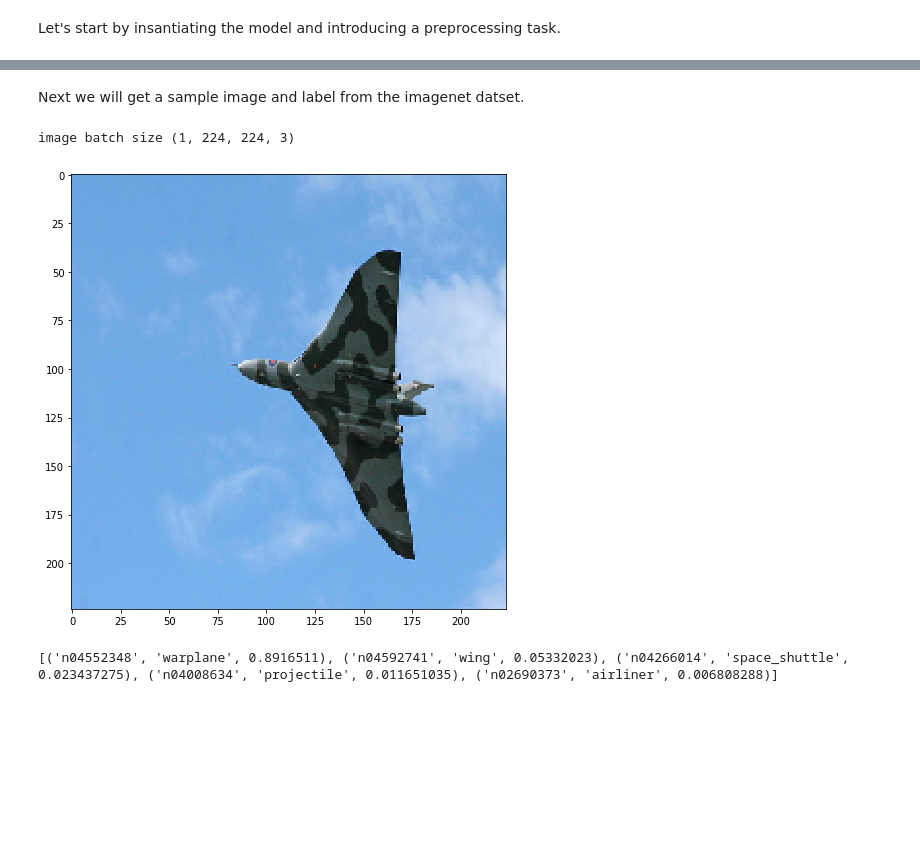
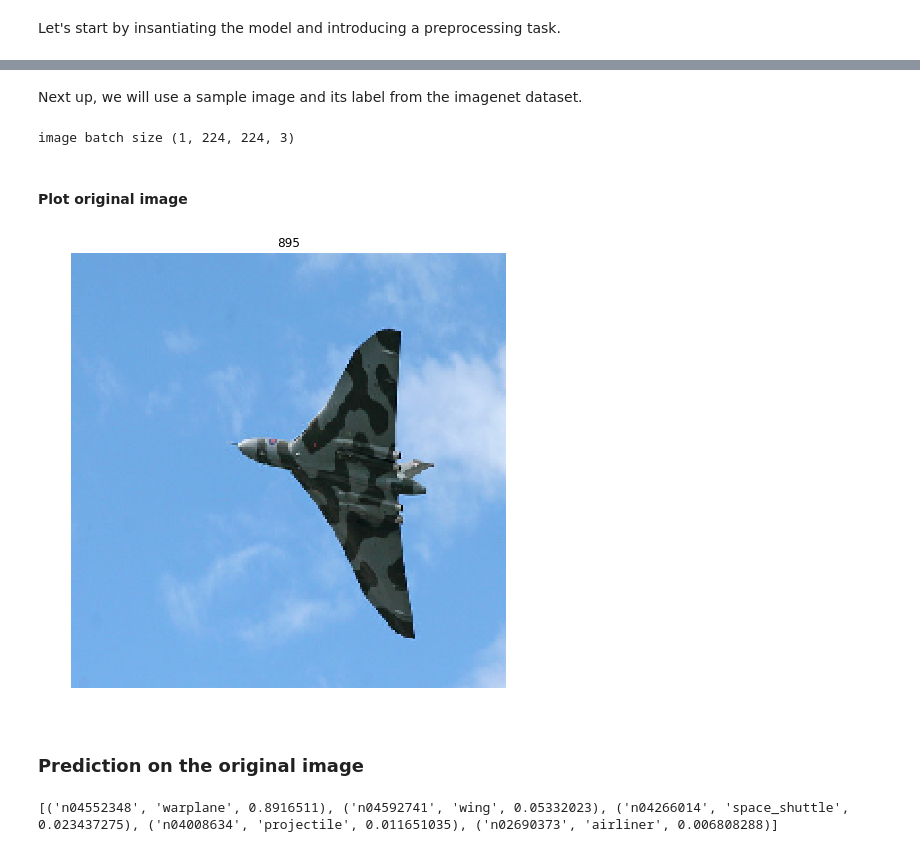
Before and after one commit to adbedada/adversarial_attack, a Jupyter notebook: notebooks/fgsm_adversarial_attack.ipynb, the cells around one changed output, grey strips where cells are left out. Saved outputs shown, nothing was run; the diff lists cells and outputs as text; code cells hidden in the pictures; blank space fills up the shorter version.

```diff
--- a/notebooks/fgsm_adversarial_attack.ipynb
+++ b/notebooks/fgsm_adversarial_attack.ipynb
@@ -35,22 +26,30 @@ Use tf.cast instead.
 # %% [markdown]
 
-Next we will get a sample image and label from the imagenet datset.
+Next up, we will use a sample image and its label from the imagenet dataset.
 # %%
+from PIL import Image
 
-plt.figure(figsize=(8,8))
 filename = './data/warplane2.jpg'
-
 label=895 # https://gist.github.com/yrevar/942d3a0ac09ec9e5eb3a
 
 original = load_img(filename, target_size=(224, 224))
 numpy_image = img_to_array(original)
 original_img_batch = np.expand_dims(numpy_image, axis=0)
+
 print('image batch size', original_img_batch.shape)
-plt.imshow(np.uint8(original_img_batch[0]))
-
-plt.show()
 # %% [output]
 image batch size (1, 224, 224, 3)
-[figure, removed]
+# %% [markdown]
+#### Plot original image
+# %%
+plt.figure(figsize=(8,8))
+plt.imshow(np.uint8(original_img_batch[0]))
+plt.title(label)
+plt.axis('off')
+plt.show()
+# %% [output]
+[figure, added]
+# %% [markdown]
+### Prediction on the original image
 # %%
 orignal_img_prediction = kmodel.predict_on_batch(original_img_batch)
```
Also changed, not shown: parts of 17 cells of this notebook, 2 other files.
